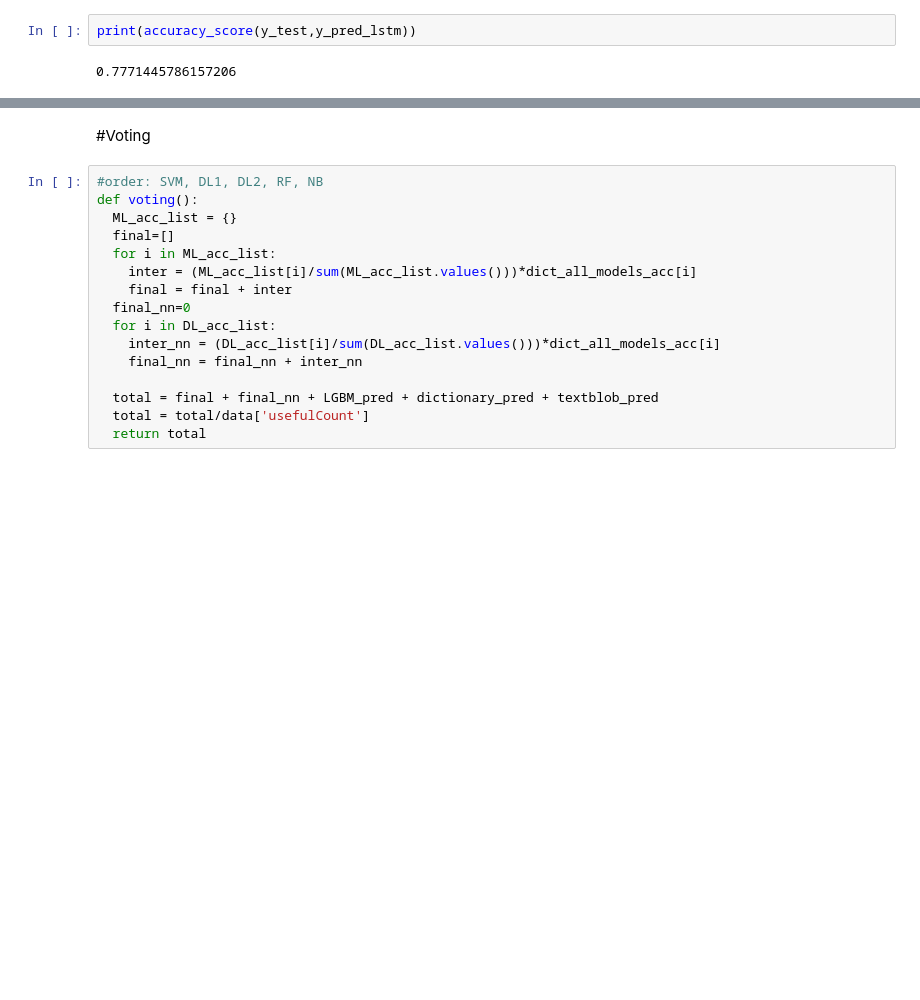
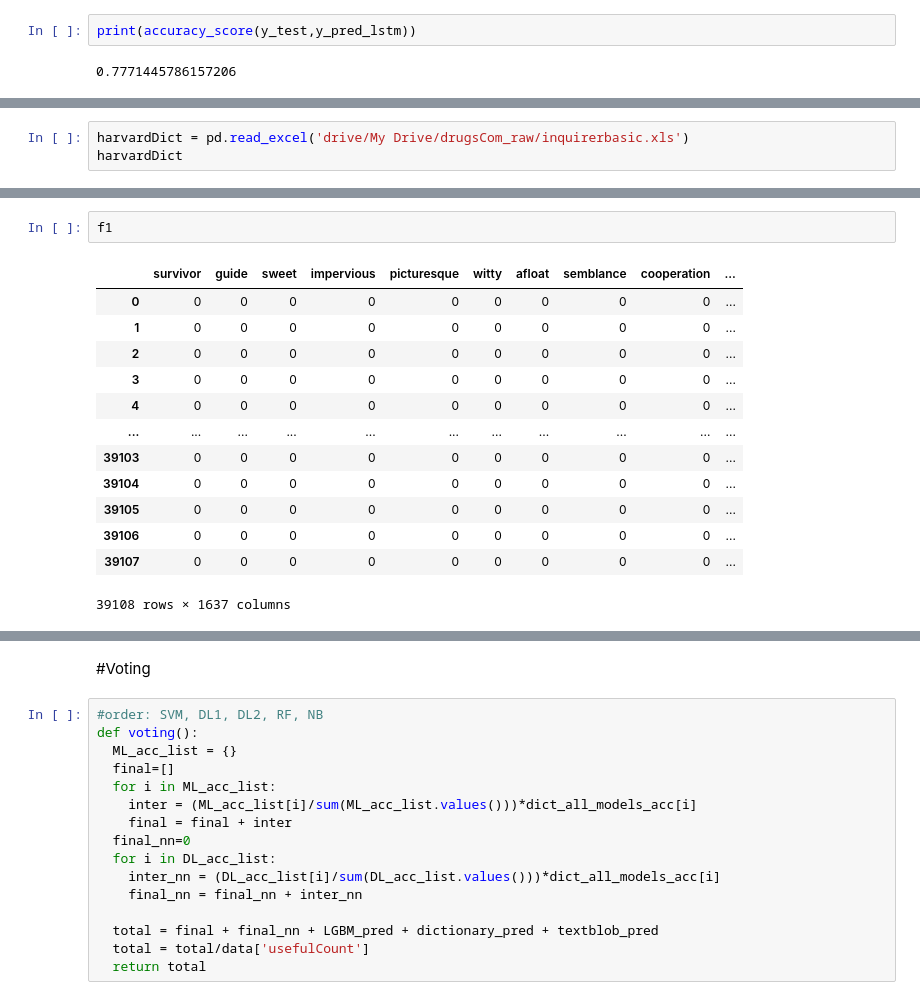
Before and after one commit to harsh-ux/Sentiment-Analysis-of-Drug-Reviews, a Jupyter notebook: Pill_Recommendation.ipynb, the cells around one changed output, grey strips where cells are left out. Cells and saved outputs as stored; diff of their text form; blank space fills up the shorter version.

```diff
--- a/Pill_Recommendation.ipynb
+++ b/Pill_Recommendation.ipynb
@@ -1438,0 +1443,3 @@ print(accuracy_score(y_test,y_pred_lstm))
+# %%
+harvardDict = pd.read_excel('drive/My Drive/drugsCom_raw/inquirerbasic.xls')
+harvardDict
@@ -1438,0 +1517,16 @@ print(accuracy_score(y_test,y_pred_lstm))
+# %%
+f1
+# %% [output]
+|  | survivor | guide | sweet | impervious | picturesque | witty | afloat | semblance | cooperation | ... |
+| 0 | 0 | 0 | 0 | 0 | 0 | 0 | 0 | 0 | 0 | ... |
+| 1 | 0 | 0 | 0 | 0 | 0 | 0 | 0 | 0 | 0 | ... |
+| 2 | 0 | 0 | 0 | 0 | 0 | 0 | 0 | 0 | 0 | ... |
+| 3 | 0 | 0 | 0 | 0 | 0 | 0 | 0 | 0 | 0 | ... |
+| 4 | 0 | 0 | 0 | 0 | 0 | 0 | 0 | 0 | 0 | ... |
+| ... | ... | ... | ... | ... | ... | ... | ... | ... | ... | ... |
+| 39103 | 0 | 0 | 0 | 0 | 0 | 0 | 0 | 0 | 0 | ... |
+| 39104 | 0 | 0 | 0 | 0 | 0 | 0 | 0 | 0 | 0 | ... |
+| 39105 | 0 | 0 | 0 | 0 | 0 | 0 | 0 | 0 | 0 | ... |
+| 39106 | 0 | 0 | 0 | 0 | 0 | 0 | 0 | 0 | 0 | ... |
+| 39107 | 0 | 0 | 0 | 0 | 0 | 0 | 0 | 0 | 0 | ... |
+39108 rows × 1637 columns
```
Also changed, not shown: parts of 13 cells of this notebook.
